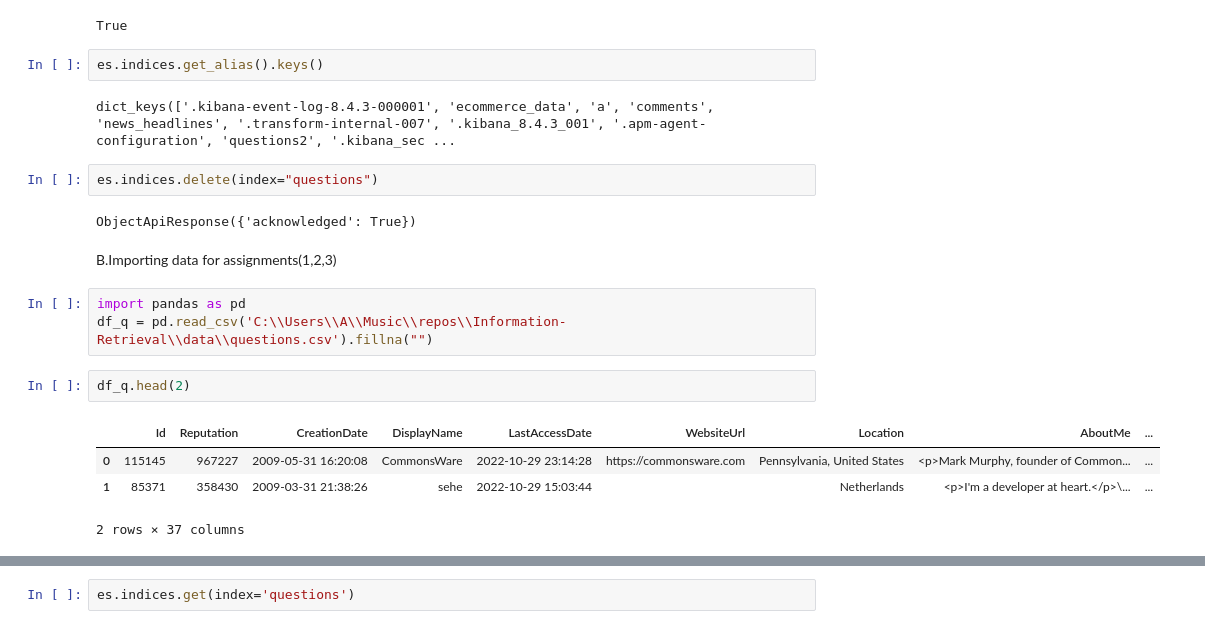
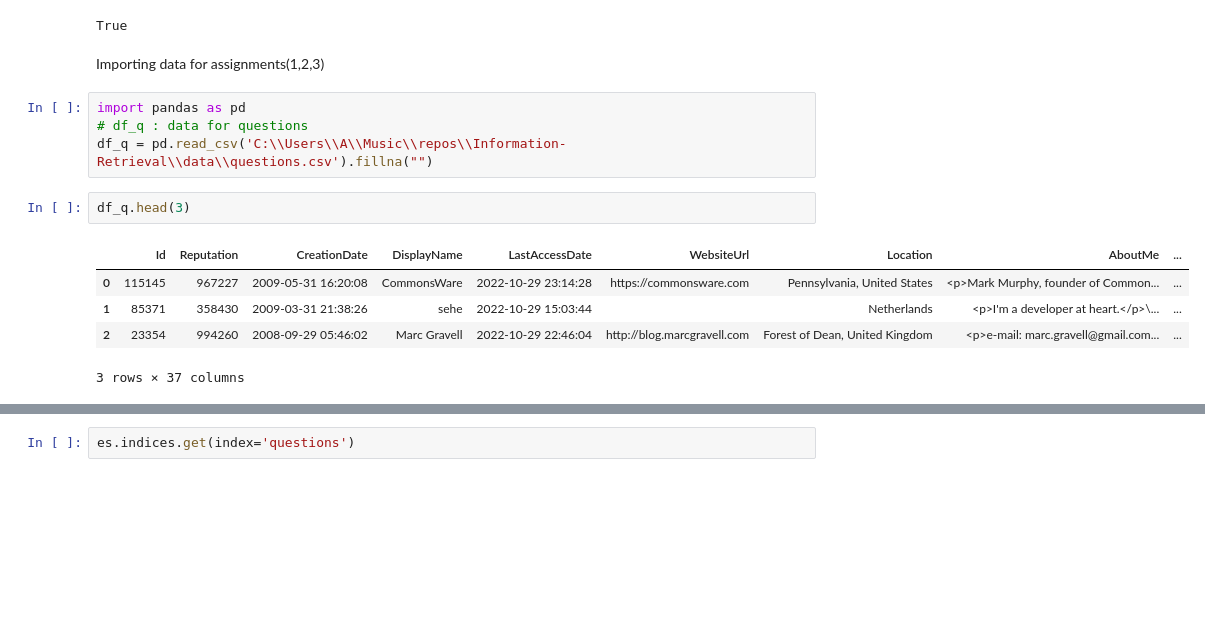
Before and after one commit to mostafa-ja/Information-Retrieval, a Jupyter notebook: python-elasticsearch2.ipynb, the cells around one changed output, grey strips where cells are left out. Saved outputs shown, nothing was run; the diff lists cells and outputs as text; blank space fills up the shorter version.

```diff
--- a/python-elasticsearch2.ipynb
+++ b/python-elasticsearch2.ipynb
@@ -12,23 +12,17 @@ es = Elasticsearch(
 print(es.ping())
 # %% [output]
 True
-# %%
-es.indices.get_alias().keys()
-# %% [output]
-dict_keys(['.kibana-event-log-8.4.3-000001', 'ecommerce_data', 'a', 'comments', 'news_headlines', '.transform-internal-007', '.kibana_8.4.3_001', '.apm-agent-configuration', 'questions2', '.kibana_sec ...
-# %%
-es.indices.delete(index="questions")
-# %% [output]
-ObjectApiResponse({'acknowledged': True})
 # %% [markdown]
-B.Importing data for assignments(1,2,3)
+Importing data for assignments(1,2,3)
 # %%
 import pandas as pd
+# df_q : data for questions
 df_q = pd.read_csv('C:\\Users\\A\\Music\\repos\\Information-Retrieval\\data\\questions.csv').fillna("")
 # %%
-df_q.head(2)
+df_q.head(3)
 # %% [output]
 |  | Id | Reputation | CreationDate | DisplayName | LastAccessDate | WebsiteUrl | Location | AboutMe | ... |
 | 0 | 115145 | 967227 | 2009-05-31 16:20:08 | CommonsWare | 2022-10-29 23:14:28 | https://commonsware.com | Pennsylvania, United States | <p>Mark Murphy, founder of Common... | ... |
 | 1 | 85371 | 358430 | 2009-03-31 21:38:26 | sehe | 2022-10-29 15:03:44 |  | Netherlands | <p>I'm a developer at heart.</p>\... | ... |
+| 2 | 23354 | 994260 | 2008-09-29 05:46:02 | Marc Gravell | 2022-10-29 22:46:04 | http://blog.marcgravell.com | Forest of Dean, United Kingdom | <p>e-mail: marc.gravell@gmail.com... | ... |
-2 rows × 37 columns
+3 rows × 37 columns
```
Also changed, not shown: parts of 69 cells of this notebook.
